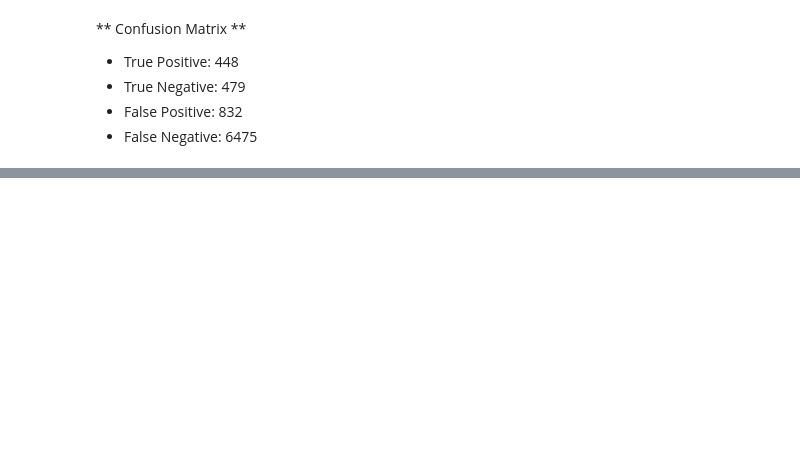
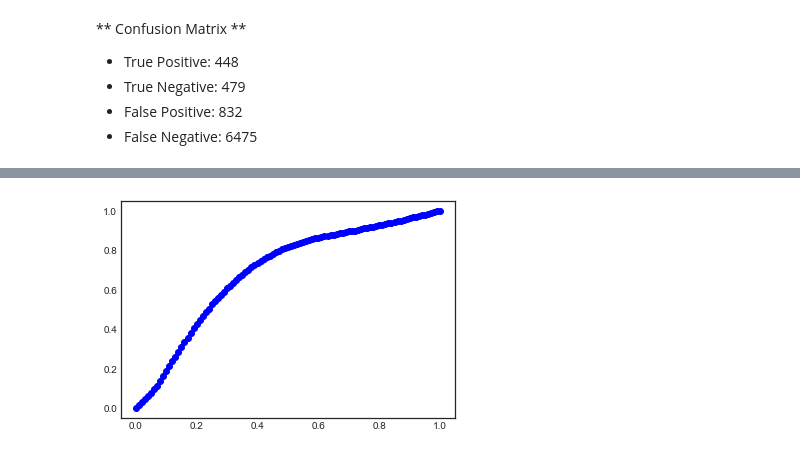
Before and after one commit to arabidze/Python_examples, a Jupyter notebook: bank_sales_git.ipynb, the cells around one changed output, grey strips where cells are left out. Drawn from its saved outputs; the diff is of its cells as text; code cells hidden in the pictures; blank space fills up the shorter version.

```diff
--- a/bank_sales_git.ipynb
+++ b/bank_sales_git.ipynb
@@ -532,0 +515,10 @@ auc score:  0.7302404235036994
+# %%
+dd = [sum(prob_pos < (0.01*i))/len(prob_pos)
+      for i in range(0,101)]
+
+plt.plot([i/100 for i in range(0,101)], dd, 'bo')
+plt.show()
+# plt.hist(dd)
+# plt.show()
+# %% [output]
+[figure, added]
```
Also changed, not shown: parts of 27 cells of this notebook, 2 other files.
